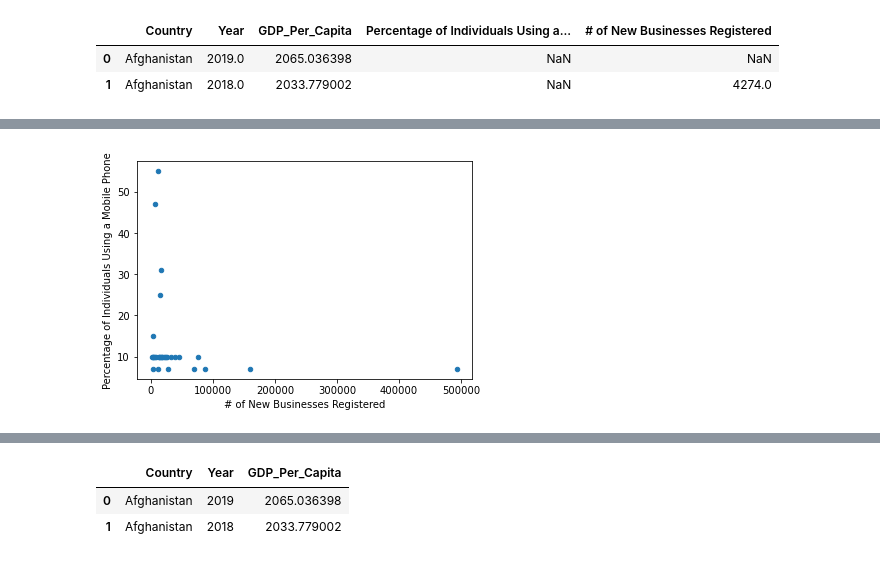
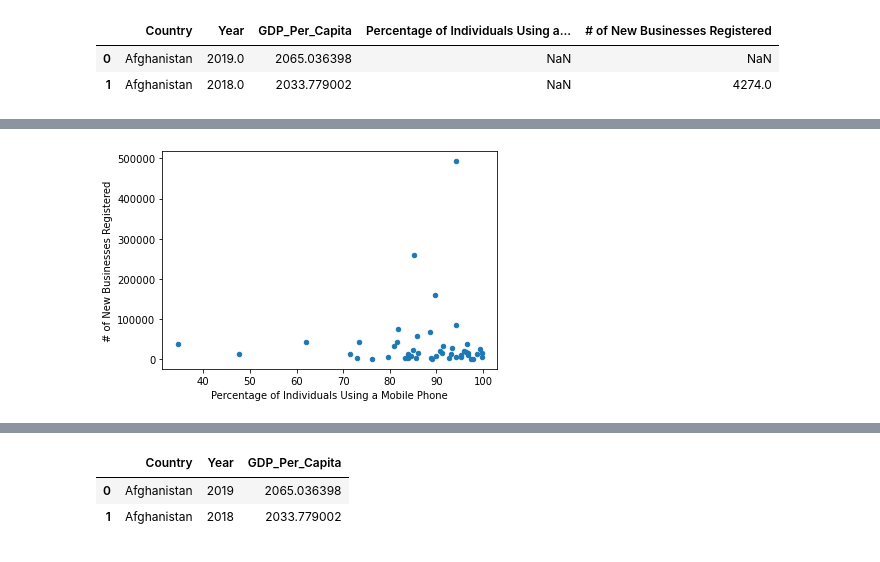
Before and after one commit to nss-data-science-cohort-6/un_data_question-jeffreyreeve, a Jupyter notebook: notebooks/UN_Data_Exploration.ipynb, the cells around one changed output, grey strips where cells are left out. Cells and saved outputs as stored; diff of their text form; code cells hidden in the pictures.

```diff
--- a/notebooks/UN_Data_Exploration.ipynb
+++ b/notebooks/UN_Data_Exploration.ipynb
@@ -587,3 +536,5 @@ mobile_phone_percent_usage.tail(2)
+# %%
+mobile_phone_percent_usage['Percentage of Individuals Using a Mobile Phone'] = mobile_phone_percent_usage['Percentage of Individuals Using a Mobile Phone'].astype(float)
 # %%
 mobile_phone_percent_usage.nlargest(5, 'Percentage of Individuals Using a Mobile Phone')
 # %% [output]
@@ -668,5 +617,5 @@ new_businesses_df.head(2)
 | 0 | Afghanistan | 2018 | 4274 |
 | 1 | Afghanistan | 2017 | 3022 |
 # %%
-gdp_mobile_phone = pd.merge(gdp_df_mobile_phone, new_businesses_df, left_on = ['Country', 'Year'], right_on = ['Country', 'Year'], how = 'outer')
+gdp_mobile_phone_new_businesses = pd.merge(gdp_df_mobile_phone, new_businesses_df, left_on = ['Country', 'Year'], right_on = ['Country', 'Year'], how = 'outer')
 # %%
@@ -697,0 +627,5 @@ gdp_mobile_phone.dropna()
+# %%
+gdp_mobile_phone_new_businesses = gdp_mobile_phone_new_businesses.dropna()
+# %%
+third_column = gdp_mobile_phone_new_businesses.pop('Percentage of Individuals Using a Mobile Phone')
+gdp_mobile_phone_new_businesses.insert(2, 'Percentage of Individuals Using a Mobile Phone', third_column)
@@ -698,4 +641,4 @@ gdp_mobile_phone.dropna()
 # %%
-gdp_mobile_phone.plot(kind = 'scatter', x = '# of New Businesses Registered' , y = 'Percentage of Individuals Using a Mobile Phone');
+gdp_mobile_phone_new_businesses.plot(kind = 'scatter', x = 'Percentage of Individuals Using a Mobile Phone' , y = '# of New Businesses Registered');
 # %% [output]
-[figure, old version]
+[figure, new version]
```
Also changed, not shown: parts of 51 cells of this notebook.
